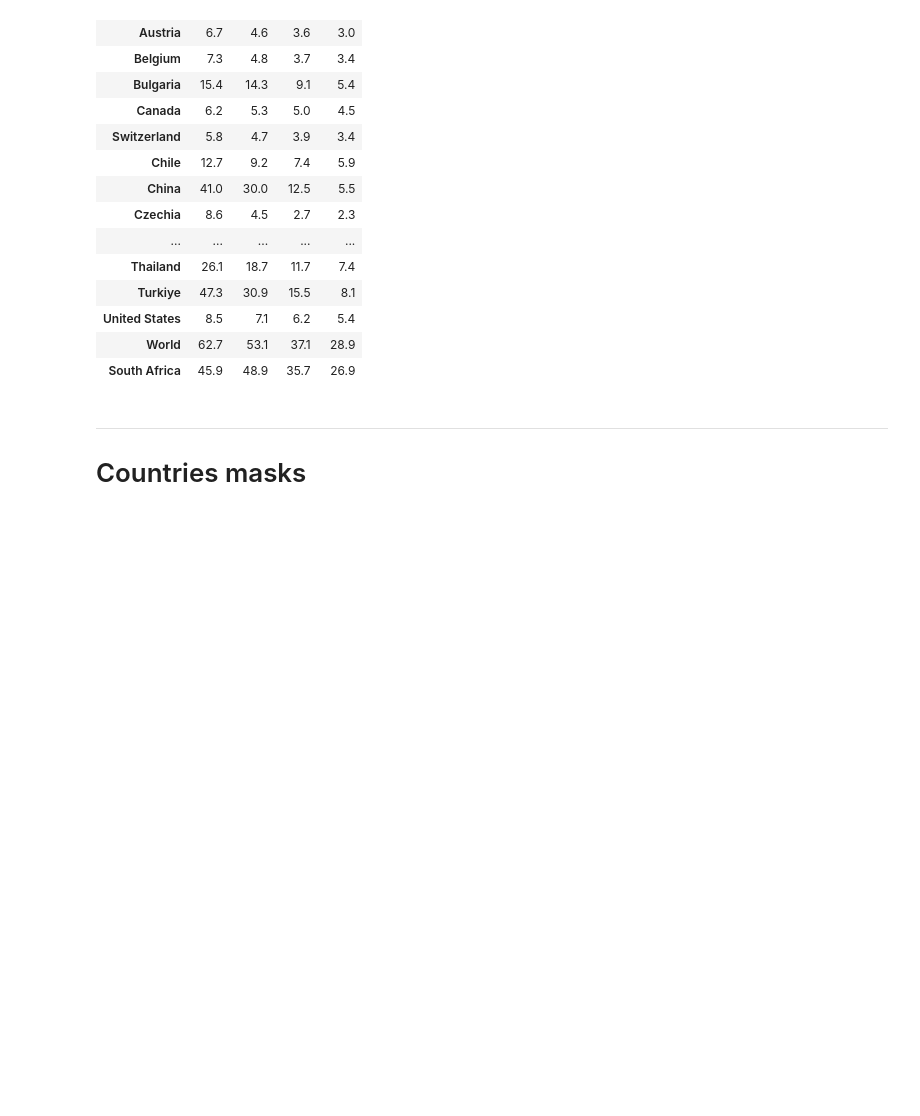
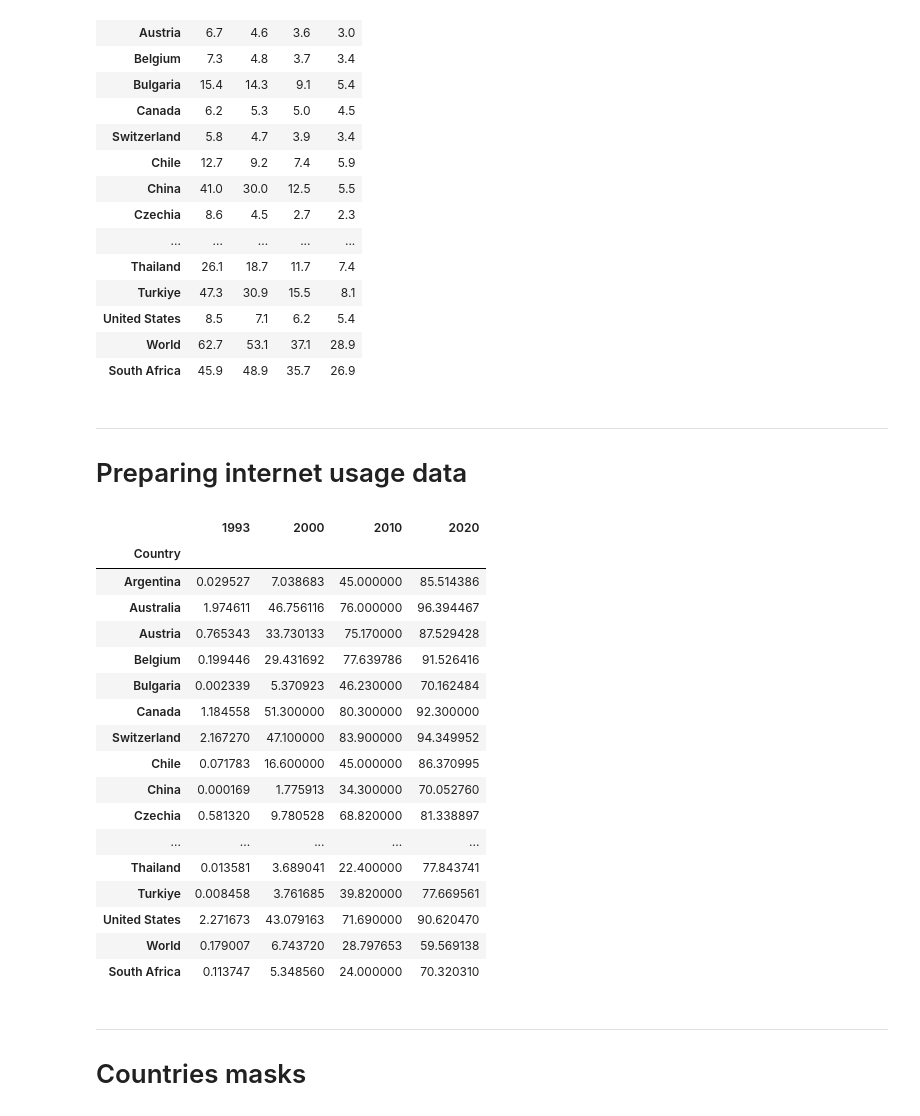
Before and after one commit to EdoardoTronconi/TesiMagistrale, a Jupyter notebook: LoadData.ipynb, the cells around one changed output. Saved outputs shown, nothing was run; the diff lists cells and outputs as text; code cells hidden in the pictures; blank space fills up the shorter version.

Commit message:
Added indicator datasets - internet, suicide rate

```diff
--- a/LoadData.ipynb
+++ b/LoadData.ipynb
@@ -718,3 +718,26 @@ data_infant_mortality
 | United States | 8.5 | 7.1 | 6.2 | 5.4 |
 | World | 62.7 | 53.1 | 37.1 | 28.9 |
 | South Africa | 45.9 | 48.9 | 35.7 | 26.9 |
+# %% [markdown]
+___
+# Preparing internet usage data
+# %%
+#load raw data
+raw_data_internet = pd.read_csv("Raw_Data/Society/worldbank_internet_usage.csv").drop(columns=["Country Code", "Indicator Code", "Indicator Name", "Unnamed: 67"])
+raw_data_internet.set_index("Country Name", drop=True, inplace=True)
+raw_data_internet.columns = raw_data_internet.columns.astype(int)
+# %%
+#getting full dataframe --> varName: `data_infant_mortality`
+data_issp = pd.read_pickle("Processed_Data/questionnaires/issp_questionnaires.pickle")
+
+data_internet = raw_data_internet[[1993,2000,2010,2020]].copy()
+
+countries_names_internet = {
+    "Russian Federation" : "Russia",
+    "Korea, Rep." : "South Corea",
+    "Slovak Republic" : "Slovakia",
+}
+data_internet.index = data_internet.index.map(lambda x: countries_names_internet[x] if x in countries_names_internet else x)
+data_internet.index.names = ["Country"]
+
+data_internet = data_internet.loc[[idx in np.append(data_issp.index.get_level_values("Country").unique(), "World") for idx in data_internet.index.values],:]
@@ -721,3 +746,24 @@ data_infant_mortality
+# %%
+data_internet
+# %% [output]
+|  | 1993 | 2000 | 2010 | 2020 |
+| Country |  |  |  |  |
+| Argentina | 0.029527 | 7.038683 | 45.000000 | 85.514386 |
+| Australia | 1.974611 | 46.756116 | 76.000000 | 96.394467 |
+| Austria | 0.765343 | 33.730133 | 75.170000 | 87.529428 |
+| Belgium | 0.199446 | 29.431692 | 77.639786 | 91.526416 |
+| Bulgaria | 0.002339 | 5.370923 | 46.230000 | 70.162484 |
+| Canada | 1.184558 | 51.300000 | 80.300000 | 92.300000 |
+| Switzerland | 2.167270 | 47.100000 | 83.900000 | 94.349952 |
+| Chile | 0.071783 | 16.600000 | 45.000000 | 86.370995 |
+| China | 0.000169 | 1.775913 | 34.300000 | 70.052760 |
+| Czechia | 0.581320 | 9.780528 | 68.820000 | 81.338897 |
+| ... | ... | ... | ... | ... |
+| Thailand | 0.013581 | 3.689041 | 22.400000 | 77.843741 |
+| Turkiye | 0.008458 | 3.761685 | 39.820000 | 77.669561 |
+| United States | 2.271673 | 43.079163 | 71.690000 | 90.620470 |
+| World | 0.179007 | 6.743720 | 28.797653 | 59.569138 |
+| South Africa | 0.113747 | 5.348560 | 24.000000 | 70.320310 |
 # %% [markdown]
 ___
 # Countries masks
```
Also changed, not shown: parts of 1 cell of this notebook, 4 other files.
